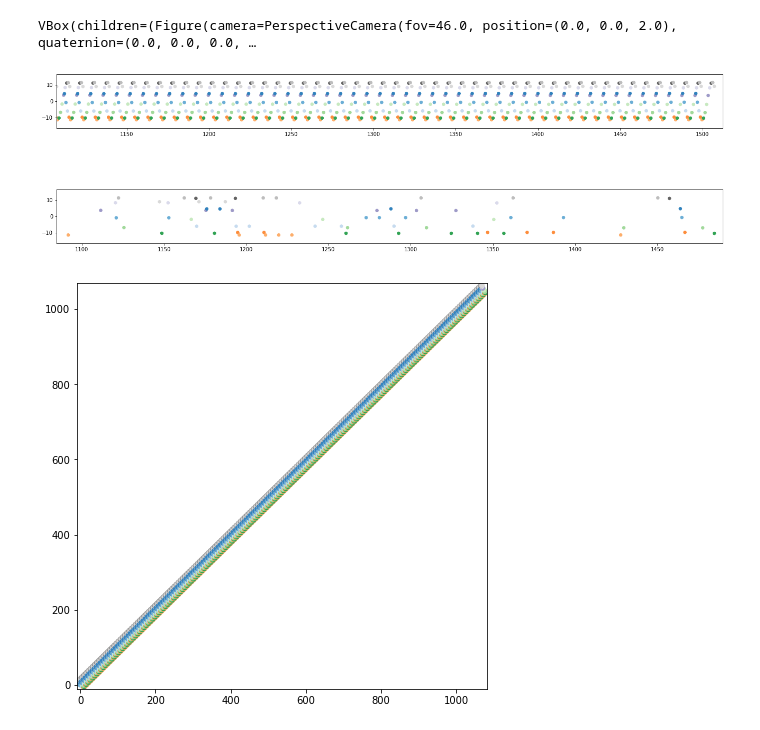
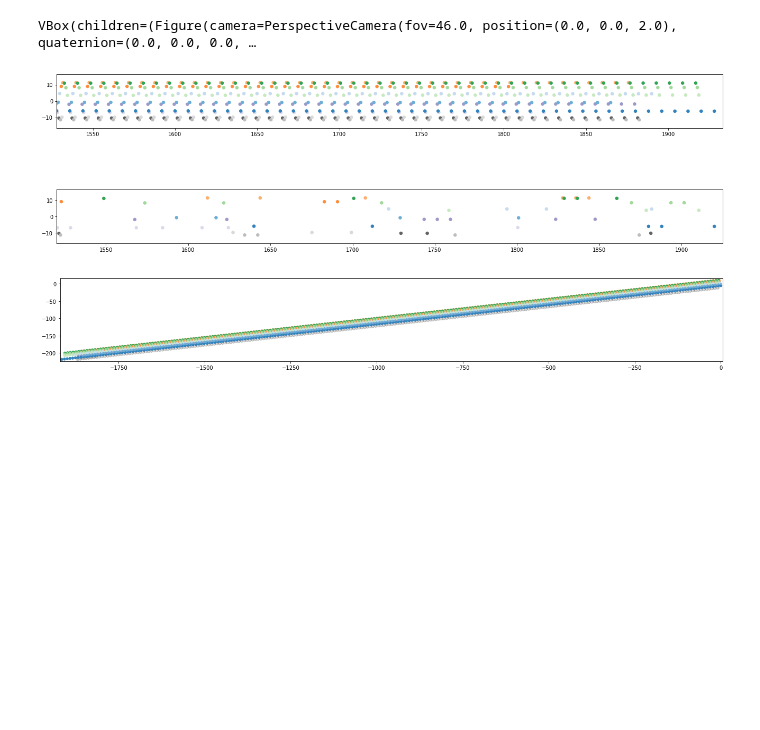
Before and after one commit to brouhardlab/anamic, a Jupyter notebook: notebooks/Simulations/Simulator.ipynb, the cells around one changed output. Drawn from its saved outputs; the diff is of its cells as text; code cells hidden in the pictures; blank space fills up the shorter version.

```diff
--- a/notebooks/Simulations/Simulator.ipynb
+++ b/notebooks/Simulations/Simulator.ipynb
@@ -13,8 +13,8 @@ import numpy as np
 import matplotlib.pyplot as plt
 # %%
 n_pf = 13
-mt_length_nm = 1500  # nm
-taper_length_nm = 0  # nm
+mt_length_nm = 2000  # nm
+taper_length_nm = 200  # nm
 
 labeling_ratio = 0.1
 pixel_size = 110  # nm/pixel
@@ -44,13 +44,13 @@ VBox(children=(Figure(camera=PerspectiveCamera(fov=46.0, position=(0.0, 0.0, 2.0
 _ = ms.visualize_2d_positions('x_proj', 'y_proj', show_all=True, show_labeled=True,
                               color_feature='pf', marker_size=30, x_offset=400)
 # %% [output]
-[figure, old version]
+[figure, new version]
 # %%
 # Show projected 2D positions after rotation
-_ = ms.visualize_2d_positions('x_proj_rotated', 'y_proj_rotated', show_all=True, show_labeled=False,
+_ = ms.visualize_2d_positions('y_proj_rotated', 'x_proj_rotated', show_all=True, show_labeled=False,
                               color_feature='pf', marker_size=20, x_offset=0)
 # %% [output]
-[figure, old version]
+[figure, new version]
 # %%
 # Show final generated image
 ms.show_image(tip_marker_size=80)
```
Also changed, not shown: parts of 2 cells of this notebook, 2 other files.
